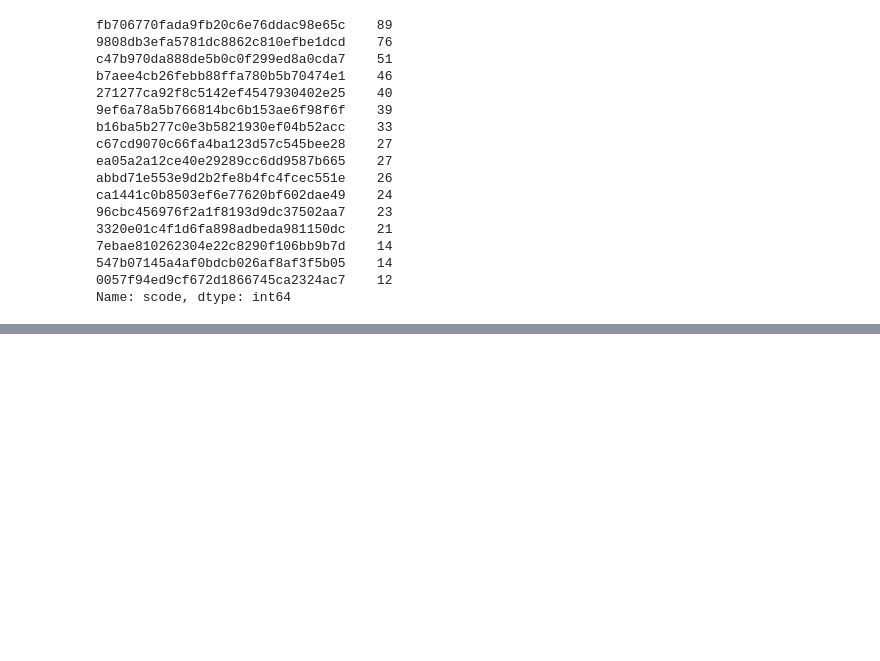
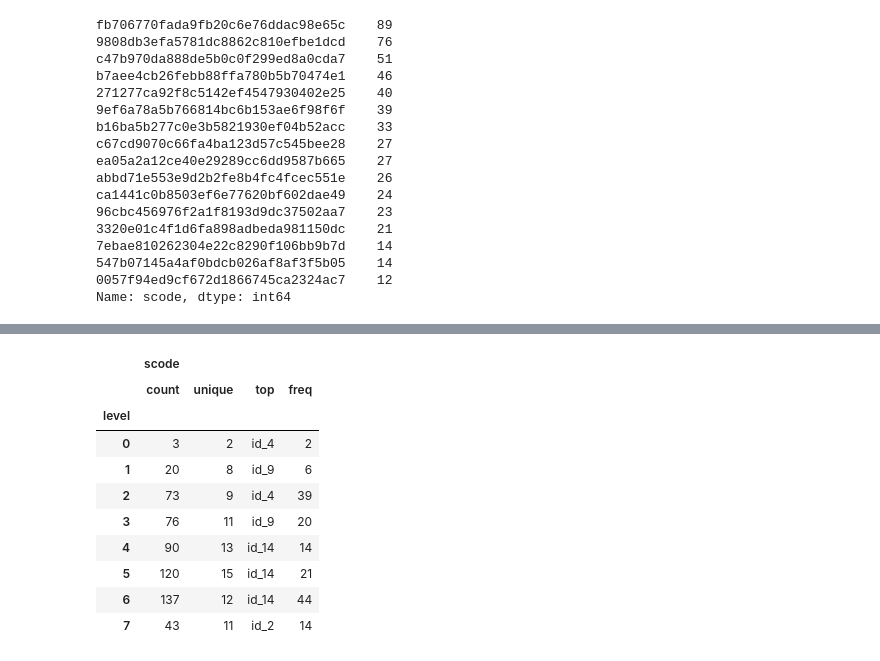
Before and after one commit to GuptaTanay/Battery-Level-Prediction, a Jupyter notebook: Battery_Level_Prediction.ipynb, the cells around one changed output, grey strips where cells are left out. Drawn from its saved outputs; the diff is of its cells as text; code cells hidden in the pictures; blank space fills up the shorter version.

```diff
--- a/Battery_Level_Prediction.ipynb
+++ b/Battery_Level_Prediction.ipynb
@@ -83,0 +111,14 @@ Name: scode, dtype: int64
+# %%
+res[['scode','level']].groupby(['level']).describe()
+# %% [output]
+|  | scode |  |  |  |
+|  | count | unique | top | freq |
+| level |  |  |  |  |
+| 0 | 3 | 2 | id_4 | 2 |
+| 1 | 20 | 8 | id_9 | 6 |
+| 2 | 73 | 9 | id_4 | 39 |
+| 3 | 76 | 11 | id_9 | 20 |
+| 4 | 90 | 13 | id_14 | 14 |
+| 5 | 120 | 15 | id_14 | 21 |
+| 6 | 137 | 12 | id_14 | 44 |
+| 7 | 43 | 11 | id_2 | 14 |
```
Also changed, not shown: parts of 7 cells of this notebook.
